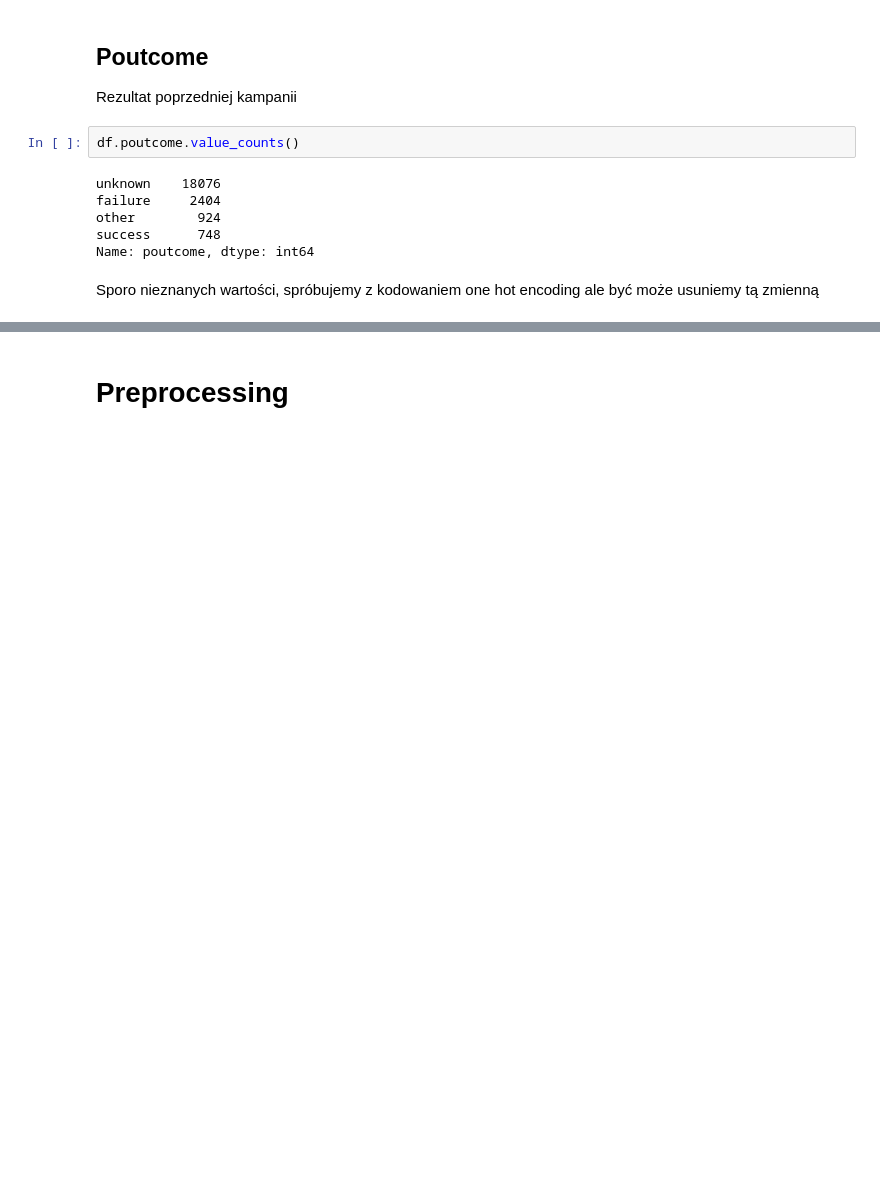
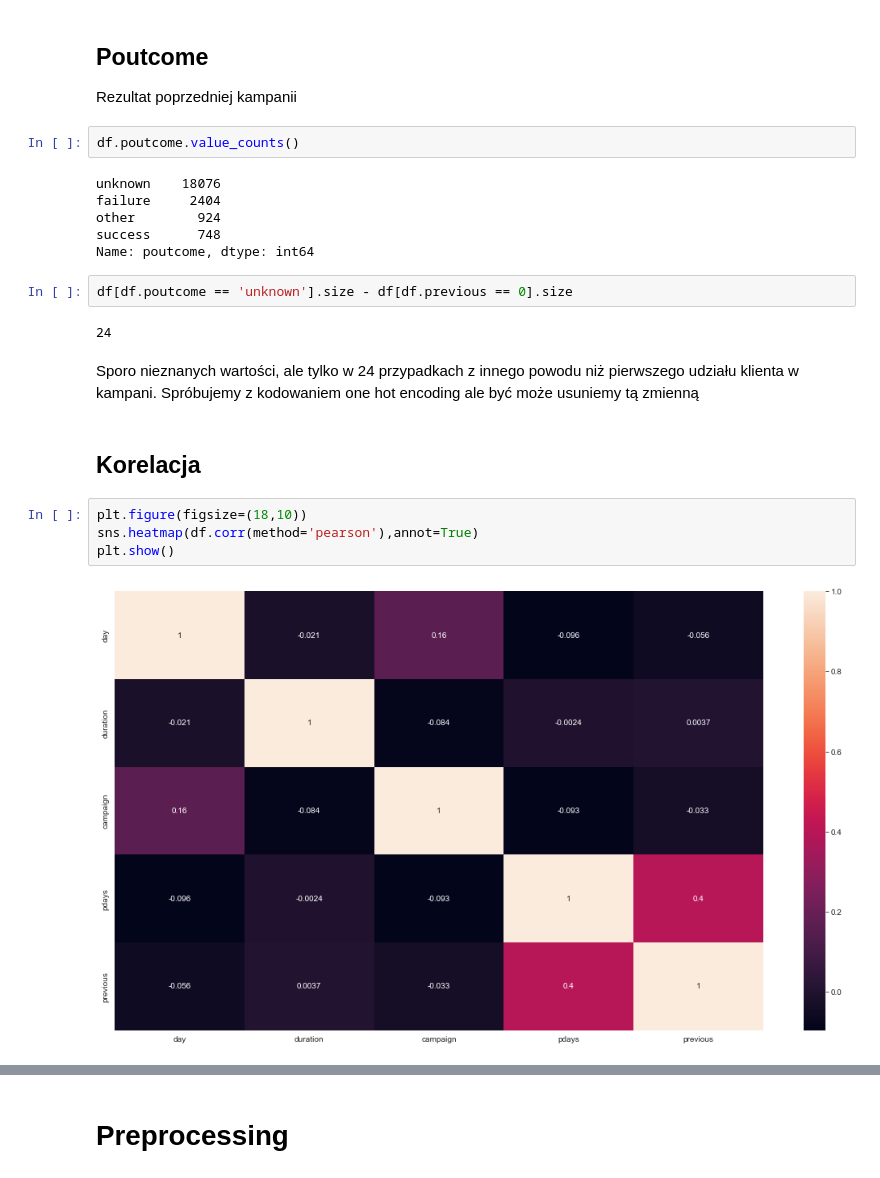
Before and after one commit to MajshiJD/ML_proj2, a Jupyter notebook: Maciej.ipynb, the cells around one changed output, grey strips where cells are left out. Saved outputs shown, nothing was run; the diff lists cells and outputs as text; blank space fills up the shorter version.

```diff
--- a/Maciej.ipynb
+++ b/Maciej.ipynb
@@ -242,5 +246,17 @@ failure     2404
 other        924
 success      748
 Name: poutcome, dtype: int64
+# %%
+df[df.poutcome == 'unknown'].size - df[df.previous == 0].size
+# %% [output]
+24
 # %% [markdown]
-Sporo nieznanych wartości, spróbujemy z kodowaniem one hot encoding ale być może usuniemy tą zmienną
+Sporo nieznanych wartości, ale tylko w 24 przypadkach z innego powodu niż pierwszego udziału klienta w kampani. Spróbujemy z kodowaniem one hot encoding ale być może usuniemy tą zmienną
+# %% [markdown]
+## Korelacja
+# %%
+plt.figure(figsize=(18,10))
+sns.heatmap(df.corr(method='pearson'),annot=True)
+plt.show()
+# %% [output]
+[figure, added]
```
Also changed, not shown: parts of 17 cells of this notebook.
